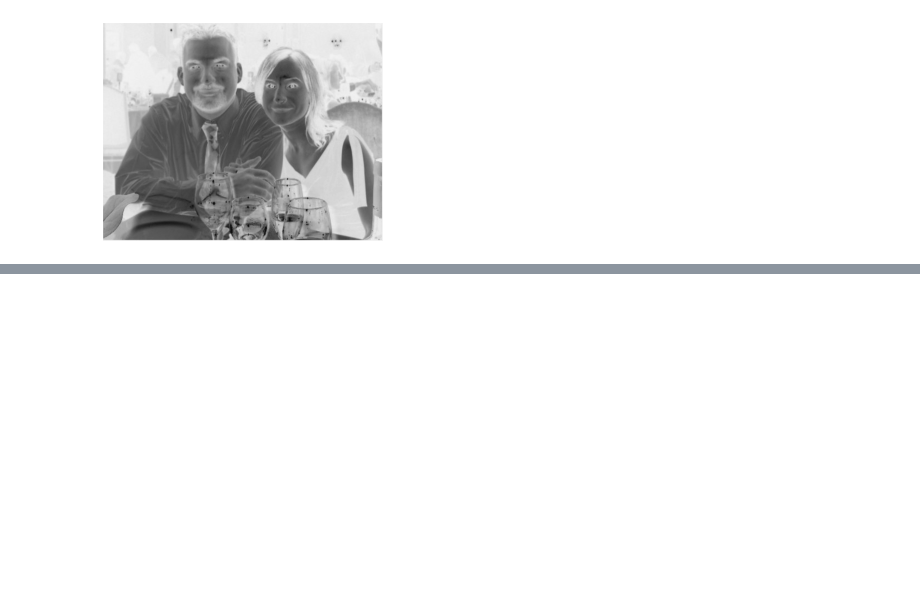
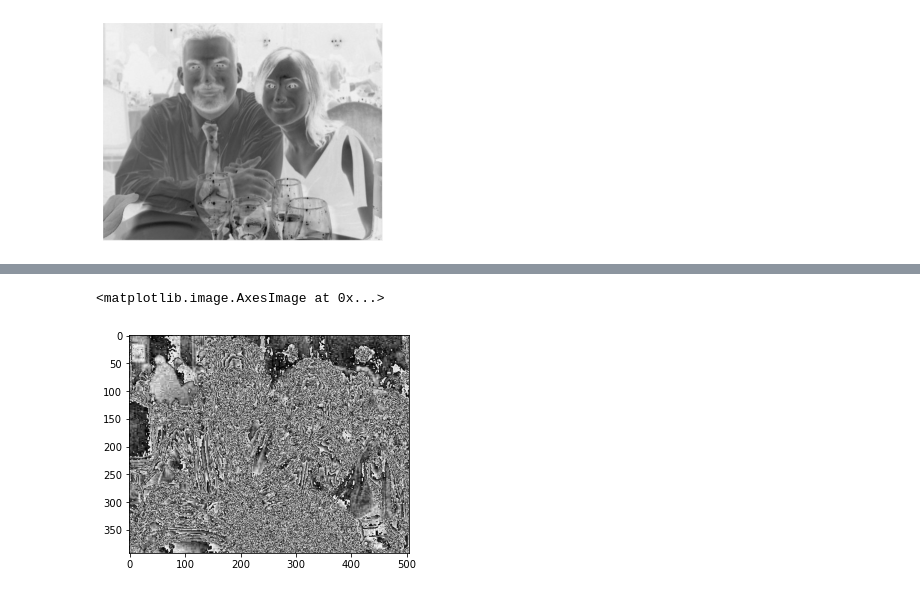
Before and after one commit to collinskatie/motion_without_movement, a Jupyter notebook: simple_filter.ipynb, the cells around one changed output, grey strips where cells are left out. Saved outputs shown, nothing was run; the diff lists cells and outputs as text; code cells hidden in the pictures; blank space fills up the shorter version.

```diff
--- a/simple_filter.ipynb
+++ b/simple_filter.ipynb
@@ -175,0 +188,7 @@ make_gif(imgs, gif_path, 10)
+# %%
+omega = 0.3
+t = 0
+plt.imshow(cos(omega * 0) * gaussian_laplace(img, sigma=sigma), cmap="gray")
+# %% [output]
+<matplotlib.image.AxesImage at 0x...>
+[figure, added]
```
Also changed, not shown: parts of 8 cells of this notebook.
